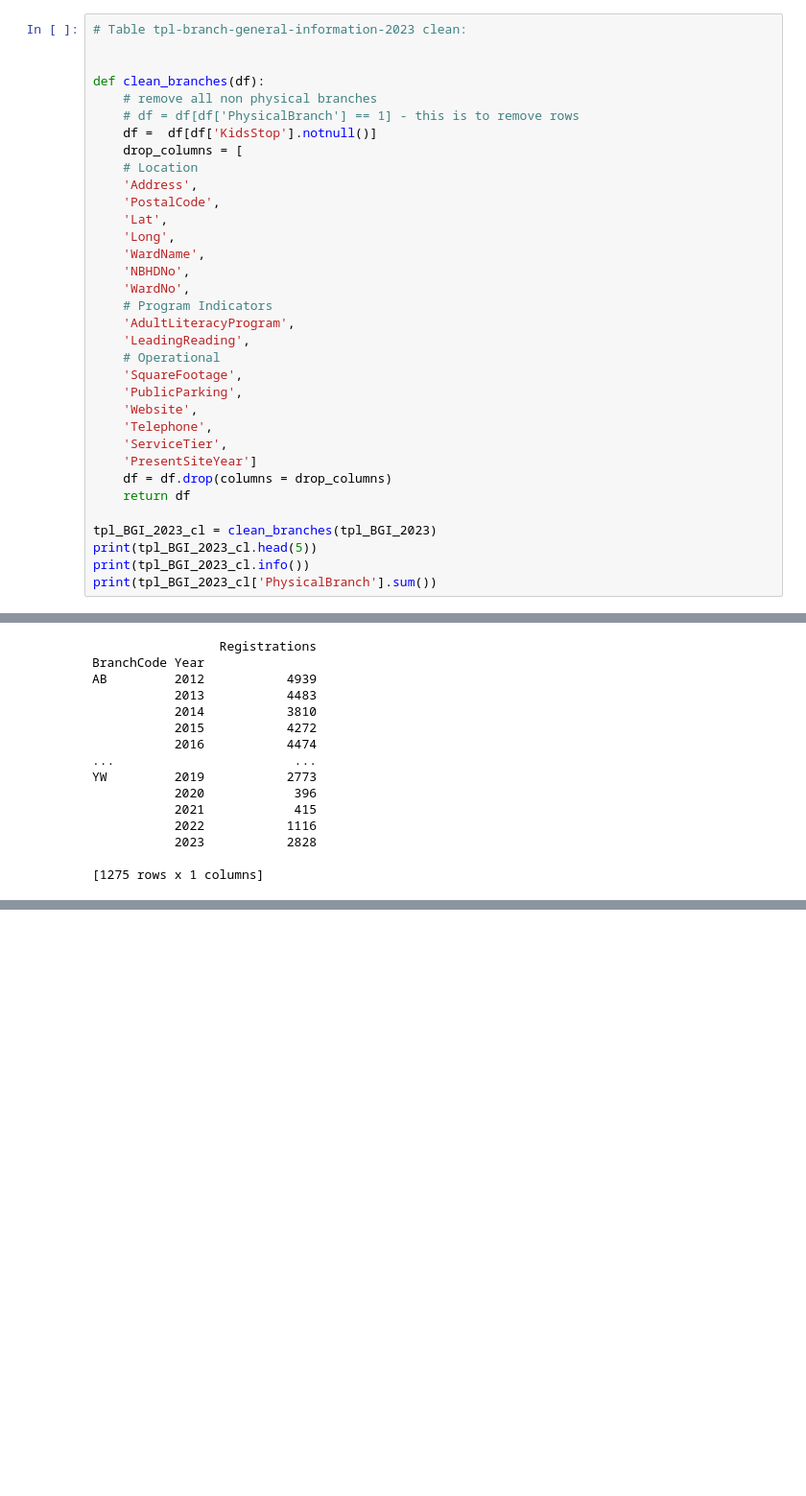
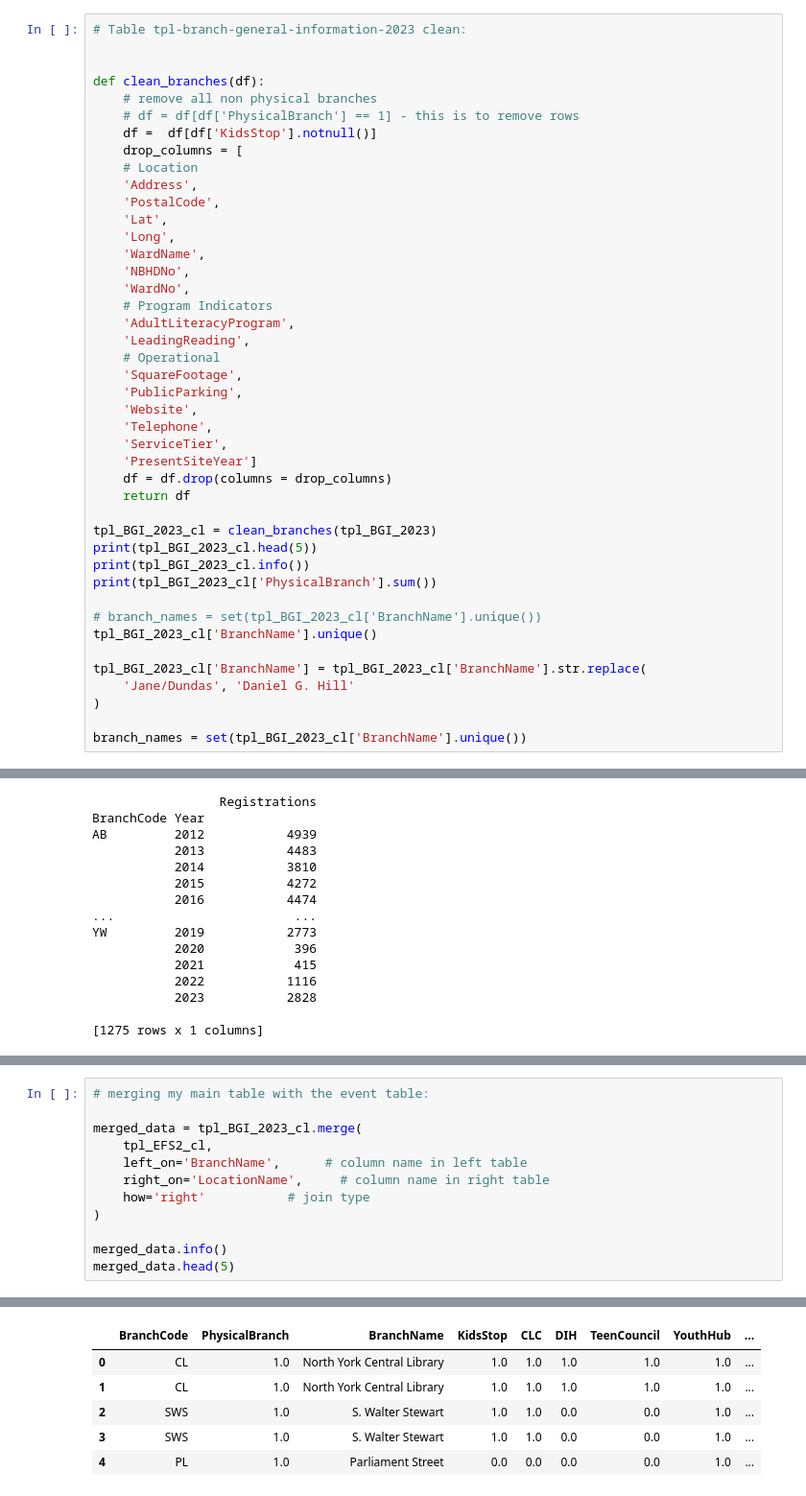
Before and after one commit to EdenKhazma/UVolunteer, a Jupyter notebook: TLPP-Dashboard/notebook.ipynb, the cells around one changed output, grey strips where cells are left out. Shown at 96% size. Saved outputs shown, nothing was run; the diff lists cells and outputs as text; blank space fills up the shorter version.

```diff
--- a/TLPP-Dashboard/notebook.ipynb
+++ b/TLPP-Dashboard/notebook.ipynb
@@ -157,6 +157,15 @@ tpl_BGI_2023_cl = clean_branches(tpl_BGI_2023)
 print(tpl_BGI_2023_cl.head(5))
 print(tpl_BGI_2023_cl.info())
 print(tpl_BGI_2023_cl['PhysicalBranch'].sum())
+
+# branch_names = set(tpl_BGI_2023_cl['BranchName'].unique())
+tpl_BGI_2023_cl['BranchName'].unique()
+
+tpl_BGI_2023_cl['BranchName'] = tpl_BGI_2023_cl['BranchName'].str.replace(
+    'Jane/Dundas', 'Daniel G. Hill'
+)
+
+branch_names = set(tpl_BGI_2023_cl['BranchName'].unique())
 # %% [output]
     BranchCode  PhysicalBranch       BranchName  KidsStop  CLC  DIH  \
 _id
@@ -286,0 +409,13 @@ None
+# %%
+# merging my main table with the event table:
+
+merged_data = tpl_BGI_2023_cl.merge(
+    tpl_EFS2_cl,
+    left_on='BranchName',      # column name in left table
+    right_on='LocationName',     # column name in right table
+    how='right'           # join type
+)
+
+merged_data.info()
+merged_data.head(5)
+# %% [output]
@@ -286,0 +439,6 @@ None
+|  | BranchCode | PhysicalBranch | BranchName | KidsStop | CLC | DIH | TeenCouncil | YouthHub | ... |
+| 0 | CL | 1.0 | North York Central Library | 1.0 | 1.0 | 1.0 | 1.0 | 1.0 | ... |
+| 1 | CL | 1.0 | North York Central Library | 1.0 | 1.0 | 1.0 | 1.0 | 1.0 | ... |
+| 2 | SWS | 1.0 | S. Walter Stewart | 1.0 | 1.0 | 0.0 | 0.0 | 1.0 | ... |
+| 3 | SWS | 1.0 | S. Walter Stewart | 1.0 | 1.0 | 0.0 | 0.0 | 1.0 | ... |
+| 4 | PL | 1.0 | Parliament Street | 0.0 | 0.0 | 0.0 | 0.0 | 1.0 | ... |
```
Also changed, not shown: parts of 6 cells of this notebook, 1 other file.
